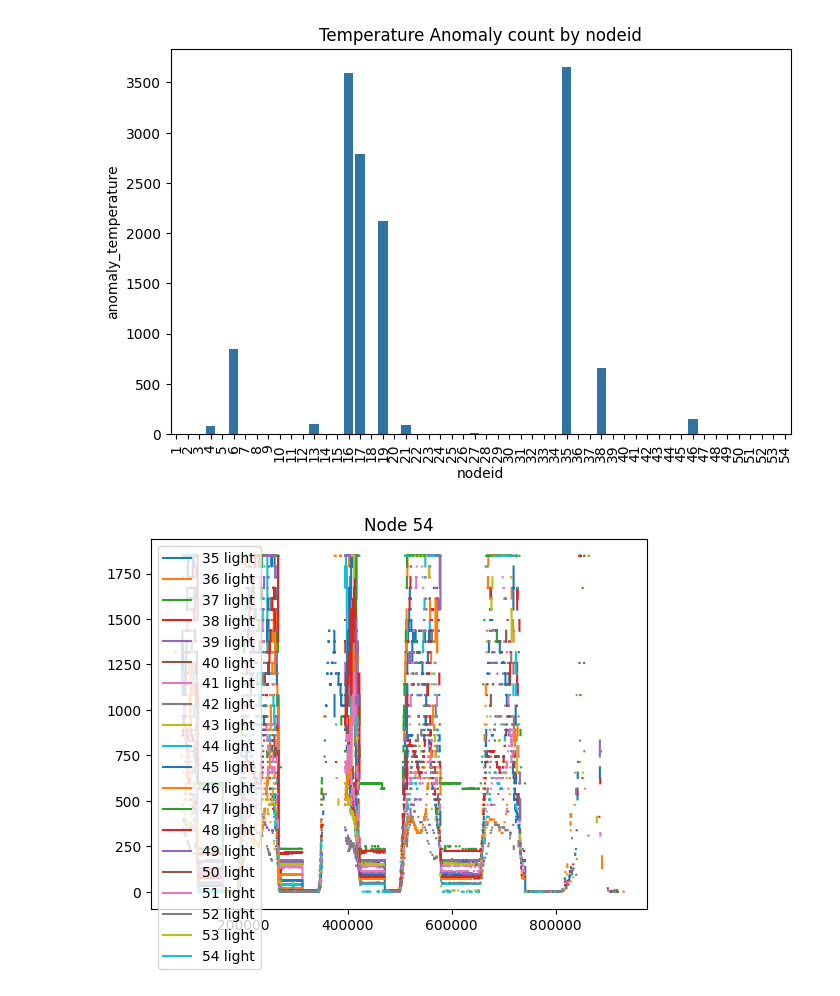
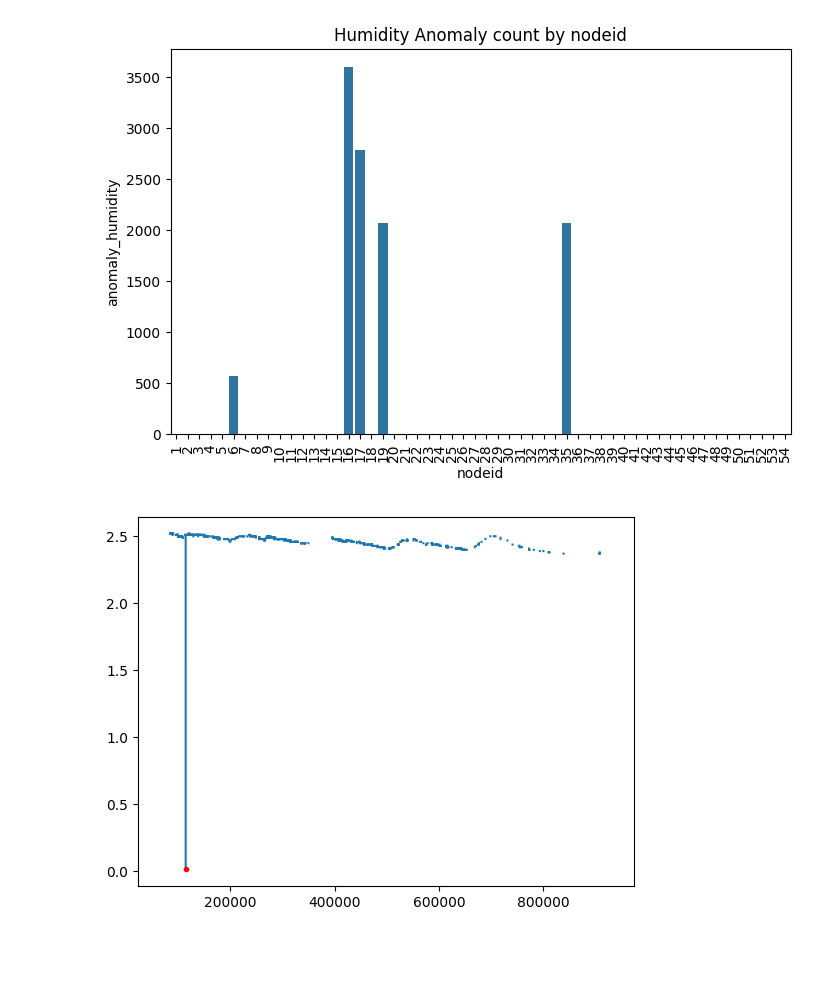
Before and after one commit to siji2022/CS6604_LoG_project, a Jupyter notebook: manual_labeling.ipynb, the cells around one changed output. Saved outputs shown, nothing was run; the diff lists cells and outputs as text; code cells hidden in the pictures; blank space fills up the shorter version.

Commit message:
update manual labeling

```diff
--- a/manual_labeling.ipynb
+++ b/manual_labeling.ipynb
@@ -100,35 +87,46 @@ df.loc[df['nodeid']==35][10800:]
+# %%
+# label voltage
+# all voltage below 2.0 is anomaly
+df.loc[df['voltage']<2.0,'anomaly_voltage']=True
+for node_id in range(1,55):
+    # select node, if the voltage change is more than 0.05, then it is anomaly
+    select_node=df.loc[df['nodeid']==node_id,'voltage']
+    df.loc[select_node.loc[(select_node.diff()>0.05)].index,'anomaly_voltage']=True
+    df.loc[select_node.loc[(select_node.diff()<-0.05)].index,'anomaly_voltage']=True
 # %%
 # plot anomaly count by node id
 plt.figure(figsize=(8,5))
-sns.barplot(x='nodeid', y='anomaly_temperature', data=df.groupby('nodeid')['anomaly_temperature'].sum().reset_index())
-plt.title('Temperature Anomaly count by nodeid')
+sns.barplot(x='nodeid', y='anomaly_humidity', data=df.groupby('nodeid')['anomaly_humidity'].sum().reset_index())
+plt.title('Humidity Anomaly count by nodeid')
 # rotate the x-axis
 plt.xticks(rotation=90)
 plt.show()
 # %% [output]
-[figure, old version]
+[figure, new version]
 # %%
 # save df
 # drop column dt and datetime
 # df.drop(columns=['dt','datetime'],inplace=True)
 df.to_csv('./data/manual_label.csv',index=False)
 # %%
-# show temperature by nodeid
+# show anomaly by nodeid
 
-for idx in range(35,55):
+for idx in [39]:
     # plt.figure(figsize=(5,3))
     data=df[df['nodeid']==idx]
     # filter out the anomaly data
-    # anomaly_data = data[data['anomaly_humidity']==True]
-    # anomaly_data['humidity'].plot(style='r.')
-    data['light'].plot(label=f'{idx} light')
 
-    plt.legend(loc='upper left')
-    plt.title('Node '+str(idx))
+    data['voltage'].plot(label=f'{idx} light')
+
+    anomaly_data = data[data['anomaly_voltage']==True]
+    anomaly_data['voltage'].plot(style='r.')
+
+    # plt.legend(loc='upper left')
+    # plt.title('Node '+str(idx))
 
     # don't show x-axis
     # plt.xticks([])
     # plt.xticks(rotation=45)
     # plt.show()
 # %% [output]
-[figure, old version]
+[figure, new version]
```
Also changed, not shown: parts of 11 cells of this notebook, 1 other file.
